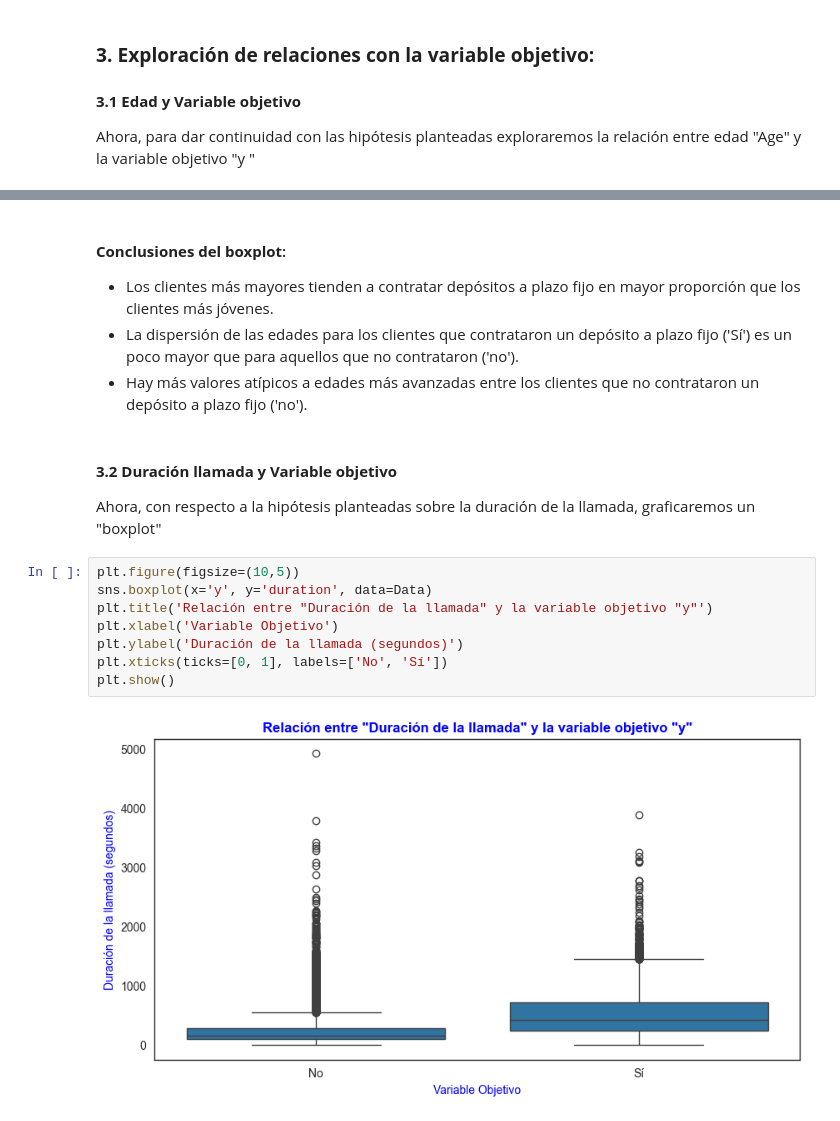
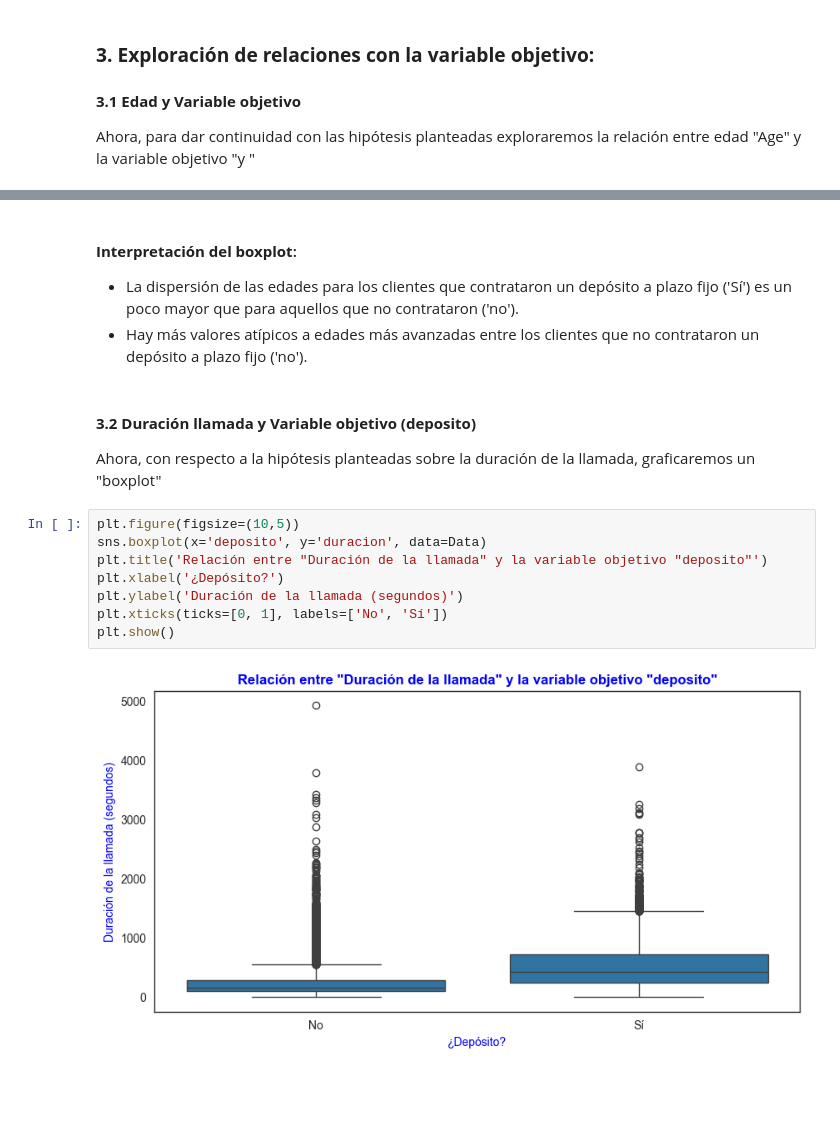
Before and after one commit to andres-coder-dev/entrega-ds-f, a Jupyter notebook: Entrega_Final-Andres-Burbano.ipynb, the cells around one changed output, grey strips where cells are left out. Saved outputs shown, nothing was run; the diff lists cells and outputs as text; blank space fills up the shorter version.

```diff
--- a/Entrega_Final-Andres-Burbano.ipynb
+++ b/Entrega_Final-Andres-Burbano.ipynb
@@ -319,21 +489,20 @@ Passing `palette` without assigning `hue` is deprecated and will be removed in v
 # %% [markdown]
 
-#### **Conclusiones del boxplot**:
-  * Los clientes más mayores tienden a contratar depósitos a plazo fijo en mayor proporción que los clientes más jóvenes.
+#### **Interpretación del boxplot**:
   * La dispersión de las edades para los clientes que contrataron un depósito a plazo fijo ('Sí') es un poco mayor que para aquellos que no contrataron ('no').
   * Hay más valores atípicos a edades más avanzadas entre los clientes que no contrataron un depósito a plazo fijo ('no').
 # %% [markdown]
-#### **3.2 Duración llamada y Variable objetivo**
+#### **3.2 Duración llamada y Variable objetivo (deposito)**
 
 Ahora, con respecto a la hipótesis planteadas sobre la duración de la llamada, graficaremos un "boxplot"
 # %%
 plt.figure(figsize=(10,5))
-sns.boxplot(x='y', y='duration', data=Data)
-plt.title('Relación entre "Duración de la llamada" y la variable objetivo "y"')
-plt.xlabel('Variable Objetivo')
+sns.boxplot(x='deposito', y='duracion', data=Data)
+plt.title('Relación entre "Duración de la llamada" y la variable objetivo "deposito"')
+plt.xlabel('¿Depósito?')
 plt.ylabel('Duración de la llamada (segundos)')
 plt.xticks(ticks=[0, 1], labels=['No', 'Sí'])
 plt.show()
 # %% [output]
-[figure, old version]
+[figure, new version]
 # %% [markdown]
```
Also changed, not shown: parts of 36 cells of this notebook.
